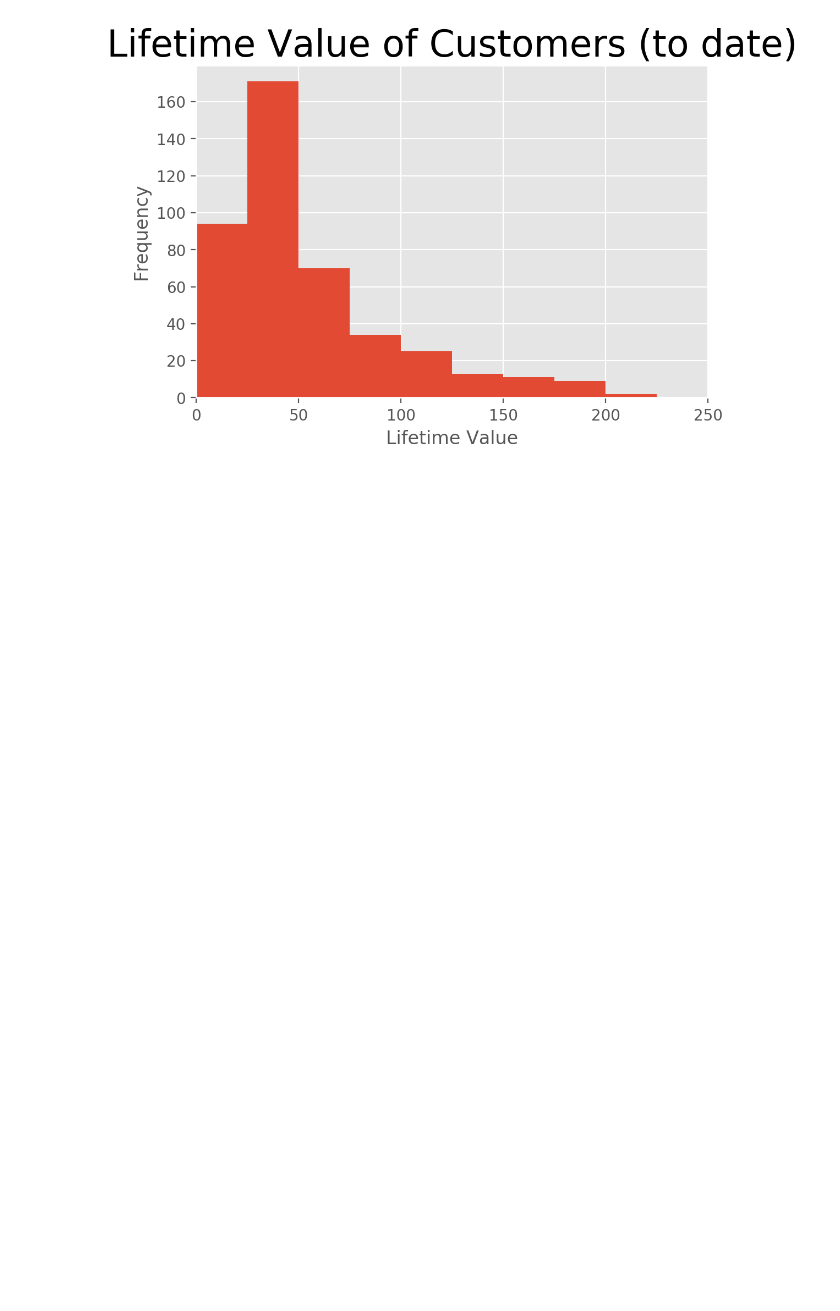
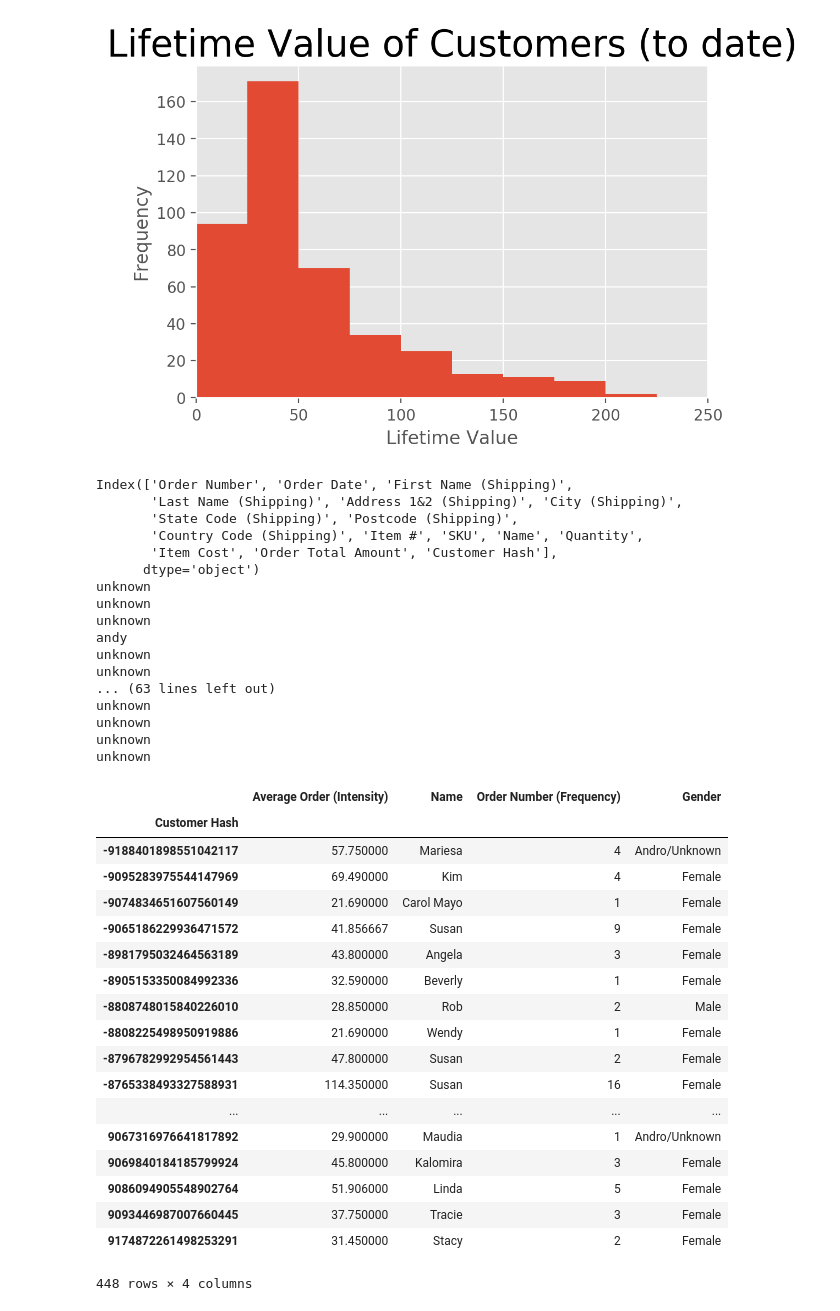
Before and after one commit to wlifferth/tomboy, a Jupyter notebook: Tomboy Customer Analysis.ipynb, the cells around one changed output. Saved outputs shown, nothing was run; the diff lists cells and outputs as text; code cells hidden in the pictures; blank space fills up the shorter version.

```diff
--- a/Tomboy Customer Analysis.ipynb
+++ b/Tomboy Customer Analysis.ipynb
@@ -54,3 +55,52 @@ plt.show()
 # %% [output]
 Your avaerage customer is worth $68.41296875 over their lifetime.
 [figure]
+# %%
+print(df.columns)
+# cp := customer profile
+cp = pd.DataFrame({
+    'Average Order (Intensity)': df.groupby('Customer Hash')['Order Total Amount'].mean(),
+    'Order Number (Frequency)' : df.groupby('Customer Hash')['Order Number'].count(),
+    'Name': df.groupby('Customer Hash')['First Name (Shipping)'].first()
+})
+
+ge = GenderEstimator()
+cp['Gender'] = cp['Name'].apply(ge.estimate)
+cp
+# %% [output]
+Index(['Order Number', 'Order Date', 'First Name (Shipping)',
+       'Last Name (Shipping)', 'Address 1&2 (Shipping)', 'City (Shipping)',
+       'State Code (Shipping)', 'Postcode (Shipping)',
+       'Country Code (Shipping)', 'Item #', 'SKU', 'Name', 'Quantity',
+       'Item Cost', 'Order Total Amount', 'Customer Hash'],
+      dtype='object')
+unknown
+unknown
+unknown
+andy
+unknown
+unknown
+... (63 lines left out)
+unknown
+unknown
+unknown
+unknown
+|  | Average Order (Intensity) | Name | Order Number (Frequency) | Gender |
+| Customer Hash |  |  |  |  |
+| -9188401898551042117 | 57.750000 | Mariesa | 4 | Andro/Unknown |
+| -9095283975544147969 | 69.490000 | Kim | 4 | Female |
+| -9074834651607560149 | 21.690000 | Carol Mayo | 1 | Female |
+| -9065186229936471572 | 41.856667 | Susan | 9 | Female |
+| -8981795032464563189 | 43.800000 | Angela | 3 | Female |
+| -8905153350084992336 | 32.590000 | Beverly | 1 | Female |
+| -8808748015840226010 | 28.850000 | Rob | 2 | Male |
+| -8808225498950919886 | 21.690000 | Wendy | 1 | Female |
+| -8796782992954561443 | 47.800000 | Susan | 2 | Female |
+| -8765338493327588931 | 114.350000 | Susan | 16 | Female |
+| ... | ... | ... | ... | ... |
+| 9067316976641817892 | 29.900000 | Maudia | 1 | Andro/Unknown |
+| 9069840184185799924 | 45.800000 | Kalomira | 3 | Female |
+| 9086094905548902764 | 51.906000 | Linda | 5 | Female |
+| 9093446987007660445 | 37.750000 | Tracie | 3 | Female |
+| 9174872261498253291 | 31.450000 | Stacy | 2 | Female |
+448 rows × 4 columns
```
Also changed, not shown: parts of 5 cells of this notebook, 1 other file.
